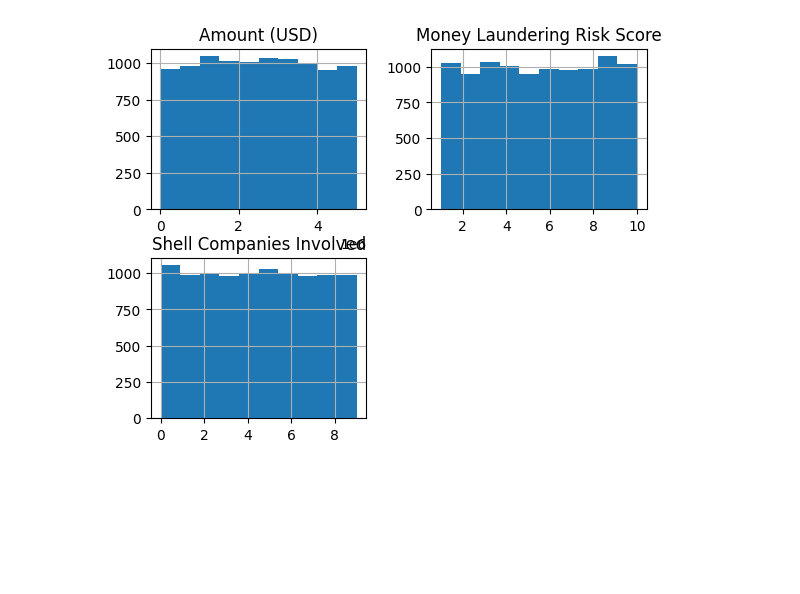
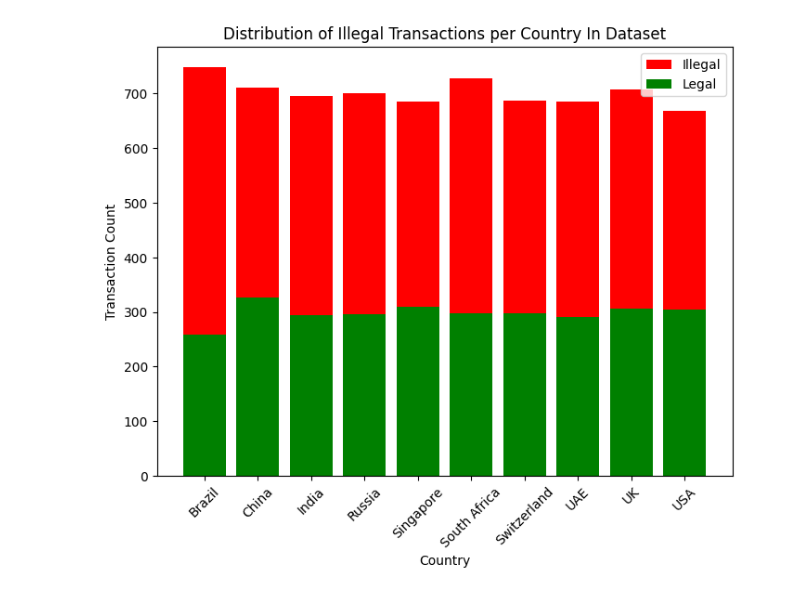
Before and after one commit to CheMBurN695/FinCrime_ML_Model, a Jupyter notebook: FC_ML_Model_NB.ipynb, the cells around one changed output. Saved outputs shown, nothing was run; the diff lists cells and outputs as text; code cells hidden in the pictures; blank space fills up the shorter version.

Commit message:
Distribution of Illegal Transactions per Country

```diff
--- a/FC_ML_Model_NB.ipynb
+++ b/FC_ML_Model_NB.ipynb
@@ -6,7 +8,31 @@ from matplotlib import pyplot
 dataset_URL = "https://raw.githubusercontent.com/CheMBurN695/FinCrime_ML_Model/refs/heads/master/Trnx_Dataset.csv?token=GHSAT0AAAAAACYPUMUJEAPN5HXXFVREXQ4GZ3ILAOQ"
 dataFrame = pd.read_csv(dataset_URL)
 # %%
-dataFrame.hist()
-pyplot.show()
+sowByCountry = dataFrame.groupby(["Country", "Source of Money"]).size()
+# sowByCountry.plot(kind='bar', stacked=True, figsize=(10, 5), color=['red', 'blue'])
+# pyplot.title("Origin countries vs Source of Funds")
+# pyplot.xlabel("Country")
+# pyplot.ylabel("Count")
+# pyplot.legend(title="Source of Funds")
+# pyplot.show()
-# %% [output]
-[figure, removed]
+# %%
+country_count = dataFrame.groupby(["Country"]).size()
+illegal_trnxs = dataFrame['Source of Money'] == "Illegal"
+illegal_trnx_byCountry = dataFrame[illegal_trnxs].groupby(["Country"]).size()
+not_illegal_trnx_byCountry = country_count - illegal_trnx_byCountry
+percent_illegal = (illegal_trnx_byCountry / country_count) * 100
+percent_legal = (not_illegal_trnx_byCountry / country_count) * 100
+
+_fig, _axes = pyplot.subplots(figsize=(8,6))
+_axes.bar(illegal_trnx_byCountry.index, illegal_trnx_byCountry, color='red', label="Illegal")
+_axes.bar(not_illegal_trnx_byCountry.index, not_illegal_trnx_byCountry, color='green', label="Legal")
+
+_axes.set_title("Distribution of Illegal Transactions per Country In Dataset")
+_axes.set_xlabel("Country")
+_axes.set_ylabel("Transaction Count")
+_axes.set_xticks(country_count.index)
+_axes.set_xticklabels(country_count.index, rotation=45)
+_axes.legend()
+pyplot.show()
+# %% [output]
+[figure, added]
```
Also changed, not shown: parts of 1 cell of this notebook.
